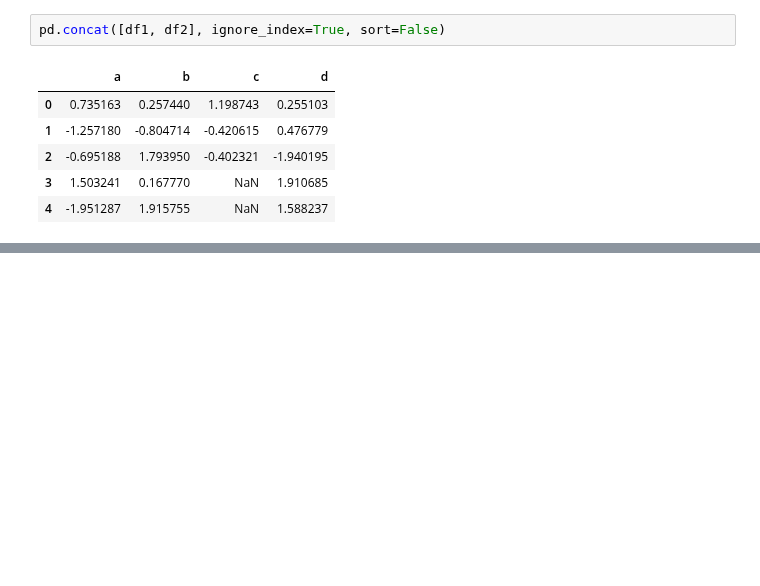
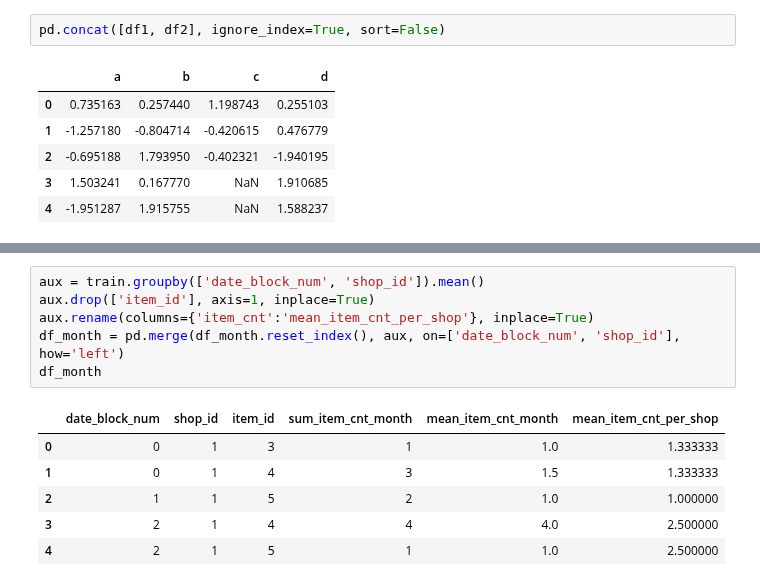
Before and after one commit to RGivisiez/Adv_ML, a Jupyter notebook: Pandas.ipynb, the cells around one changed output, grey strips where cells are left out. Drawn from its saved outputs; the diff is of its cells as text; blank space fills up the shorter version.

```diff
--- a/Pandas.ipynb
+++ b/Pandas.ipynb
@@ -150,0 +191,13 @@ pd.concat([df1, df2], ignore_index=True, sort=False)
+# %%
+aux = train.groupby(['date_block_num', 'shop_id']).mean()
+aux.drop(['item_id'], axis=1, inplace=True)
+aux.rename(columns={'item_cnt':'mean_item_cnt_per_shop'}, inplace=True)
+df_month = pd.merge(df_month.reset_index(), aux, on=['date_block_num', 'shop_id'], how='left')
+df_month
+# %% [output]
+|  | date_block_num | shop_id | item_id | sum_item_cnt_month | mean_item_cnt_month | mean_item_cnt_per_shop |
+| 0 | 0 | 1 | 3 | 1 | 1.0 | 1.333333 |
+| 1 | 0 | 1 | 4 | 3 | 1.5 | 1.333333 |
+| 2 | 1 | 1 | 5 | 2 | 1.0 | 1.000000 |
+| 3 | 2 | 1 | 4 | 4 | 4.0 | 2.500000 |
+| 4 | 2 | 1 | 5 | 1 | 1.0 | 2.500000 |
```
Also changed, not shown: parts of 7 cells of this notebook, 1 other file.
